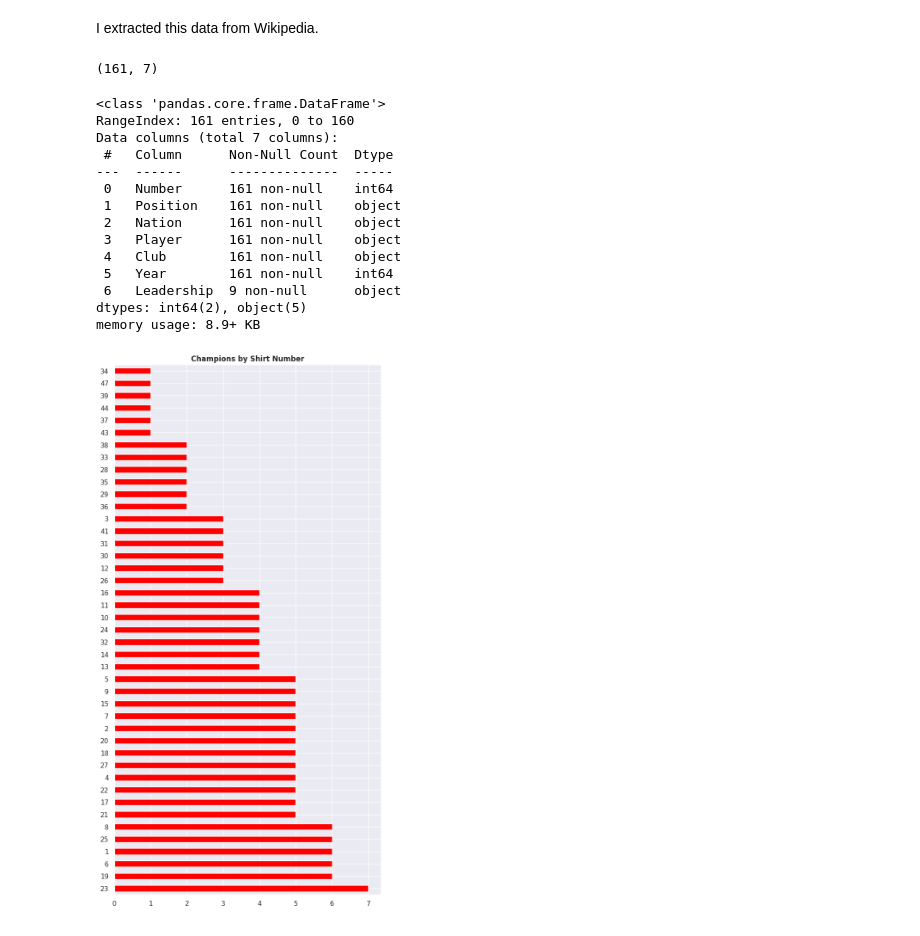
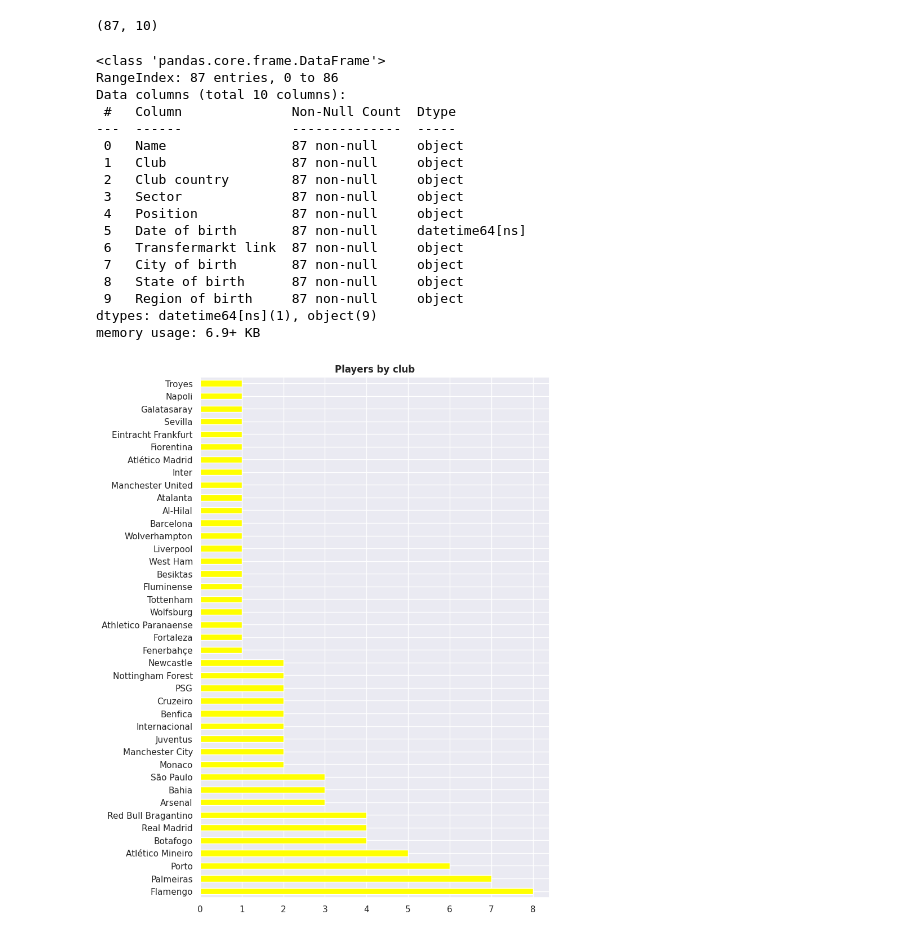
Before and after one commit to guilhermelaviola/GoalAnalysis, a Jupyter notebook: BrazilianPlayers.ipynb, the cells around one changed output. Saved outputs shown, nothing was run; the diff lists cells and outputs as text; code cells hidden in the pictures.

```diff
--- a/BrazilianPlayers.ipynb
+++ b/BrazilianPlayers.ipynb
@@ -9,8 +9,8 @@ import matplotlib.pyplot as plt
 sns.set(style = 'darkgrid')
 plt.style.use('seaborn-pastel')
 # %%
-# Importing and displaying the last 10 goals scored:
-df = pd.ExcelFile('Non-Bayern Bundesliga Champions.xlsx')
-champions = pd.read_excel(df, 'champions')
-champions.tail(10)
+# Importing and displaying the last 10 players:
+df = pd.ExcelFile('br-players.xlsx')
+players = pd.read_excel(df, 'br-players')
+players.tail(10)
 # %% [output]
@@ -28,33 +28,34 @@ champions.tail(10)
-# %% [markdown]
-I extracted this data from Wikipedia.
 # %%
 # Displaying the number of rows and columns in the dataset:
-champions.shape
+players.shape
 # %% [output]
-(161, 7)
+(87, 10)
 # %%
 # Displaying the datatypes of each column:
-champions.info()
+players.info()
 # %% [output]
 <class 'pandas.core.frame.DataFrame'>
-RangeIndex: 161 entries, 0 to 160
-Data columns (total 7 columns):
- #   Column      Non-Null Count  Dtype
----  ------      --------------  -----
- 0   Number      161 non-null    int64
- 1   Position    161 non-null    object
- 2   Nation      161 non-null    object
- 3   Player      161 non-null    object
- 4   Club        161 non-null    object
- 5   Year        161 non-null    int64
- 6   Leadership  9 non-null      object
-dtypes: int64(2), object(5)
-memory usage: 8.9+ KB
+RangeIndex: 87 entries, 0 to 86
+Data columns (total 10 columns):
+ #   Column              Non-Null Count  Dtype
+---  ------              --------------  -----
+ 0   Name                87 non-null     object
+ 1   Club                87 non-null     object
+ 2   Club country        87 non-null     object
+ 3   Sector              87 non-null     object
+ 4   Position            87 non-null     object
+ 5   Date of birth       87 non-null     datetime64[ns]
+ 6   Transfermarkt link  87 non-null     object
+ 7   City of birth       87 non-null     object
+ 8   State of birth      87 non-null     object
+ 9   Region of birth     87 non-null     object
+dtypes: datetime64[ns](1), object(9)
+memory usage: 6.9+ KB
 # %%
-# Displaying champions by shirt number:
-champions['Number'].value_counts().plot(kind = 'barh', color = 'red', figsize = (8, 16))
+# Displaying players by club:
+players['Club'].value_counts().plot(kind = 'barh', color = 'yellow', figsize = (8, 12))
 plt.ylabel(None)
-plt.title('Champions by Shirt Number', fontweight = 'bold')
+plt.title('Players by club', fontweight = 'bold')
 plt.show()
 # %% [output]
-[figure, old version]
+[figure, new version]
```
Also changed, not shown: parts of 10 cells of this notebook.
